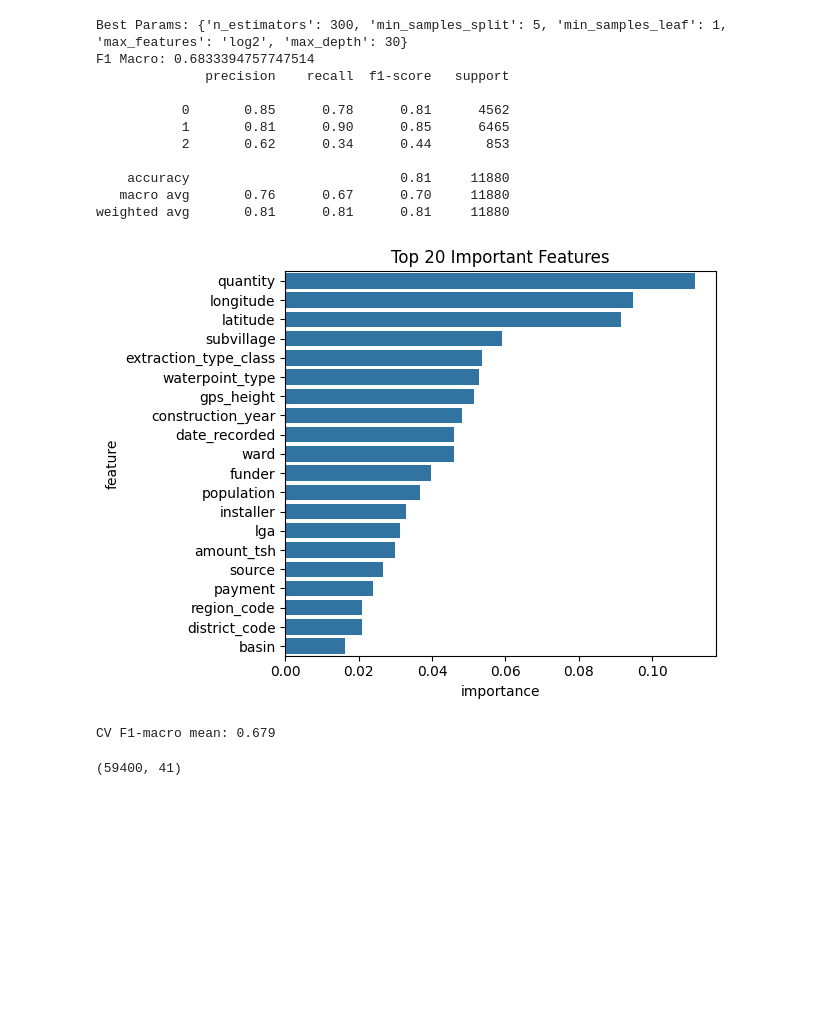
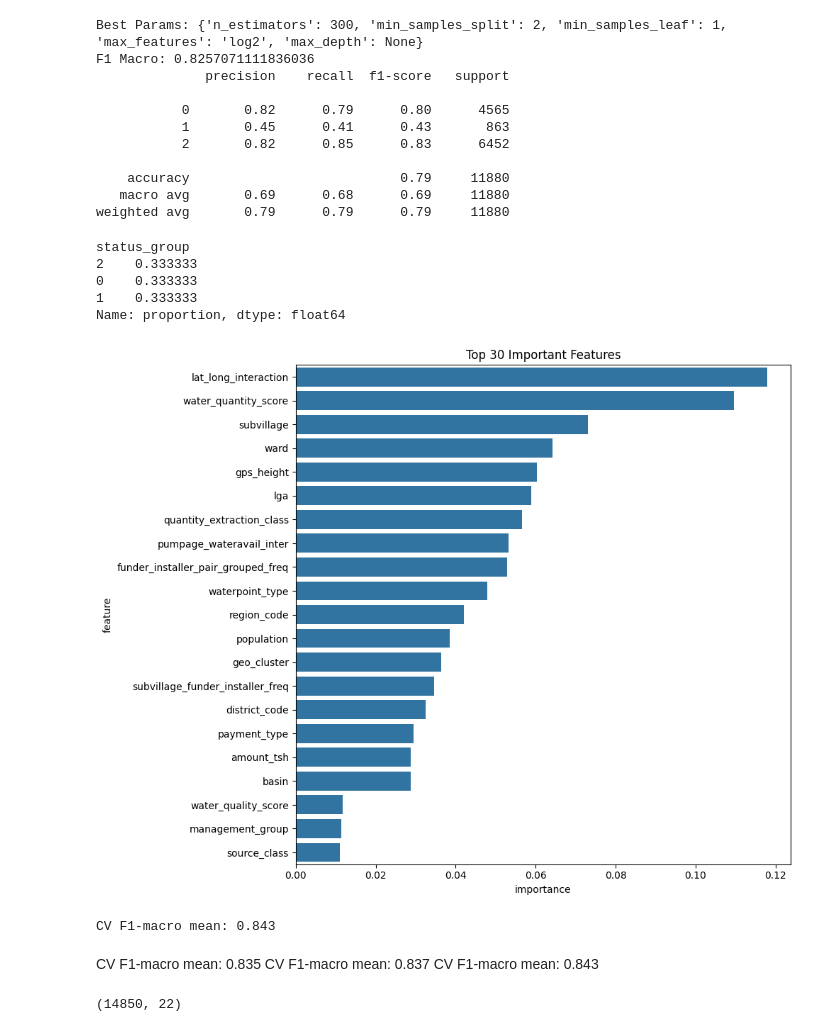
Before and after one commit to fsmariam/HydroLogic, a Jupyter notebook: notebooks/baseline.ipynb, the cells around one changed output. Saved outputs shown, nothing was run; the diff lists cells and outputs as text; code cells hidden in the pictures; blank space fills up the shorter version.

```diff
--- a/notebooks/baseline.ipynb
+++ b/notebooks/baseline.ipynb
@@ -75,0 +17,6 @@ weighted avg       0.29      0.54      0.38     11880
+# %%
+fevl_df = pd.read_csv("../data/processed/train_encoded_.csv")
+
+Xv = fevl_df.drop(['status_group'], axis=1) #'id', ,'lat_bin','lon_bin','location_bucket'
+yv = fevl_df['status_group']
+fevl_df.shape
@@ -78,11 +225,11 @@ from sklearn.ensemble import RandomForestClassifier
 from sklearn.preprocessing import LabelEncoder
 
 # Simple encoding
-X = X.fillna('missing')
+X = Xv.fillna('missing')
 for col in X.select_dtypes(include=['object']).columns:
     X[col] = LabelEncoder().fit_transform(X[col])
 
-X_train, X_test, y_train, y_test = train_test_split(X, y, test_size=0.2)
+X_train, X_test, y_train, y_test = train_test_split(X, yv, test_size=0.2, stratify=yv, random_state=42)
 
 model = RandomForestClassifier(n_estimators=1000, random_state=42)
 model.fit(X_train, y_train)
@@ -135,6 +282,6 @@ search = RandomizedSearchCV(
     random_state=42
 )
 
-search.fit(X_train, y_train)
+search.fit(X_resampled, y_resampled)
 # %% [output]
 Fitting 3 folds for each of 20 candidates, totalling 60 fits
@@ -172,44 +338,55 @@ print("Best Params:", search.best_params_)
 print("F1 Macro:", search.best_score_)
 print(classification_report(y_test, y_pred))
 # %% [output]
-Best Params: {'n_estimators': 300, 'min_samples_split': 5, 'min_samples_leaf': 1, 'max_features': 'log2', 'max_depth': 30}
-F1 Macro: 0.6833394757747514
+Best Params: {'n_estimators': 300, 'min_samples_split': 2, 'min_samples_leaf': 1, 'max_features': 'log2', 'max_depth': None}
+F1 Macro: 0.8257071111836036
               precision    recall  f1-score   support
 
-           0       0.85      0.78      0.81      4562
-           1       0.81      0.90      0.85      6465
-           2       0.62      0.34      0.44       853
+           0       0.82      0.79      0.80      4565
+           1       0.45      0.41      0.43       863
+           2       0.82      0.85      0.83      6452
 
-    accuracy                           0.81     11880
-   macro avg       0.76      0.67      0.70     11880
-weighted avg       0.81      0.81      0.81     11880
+    accuracy                           0.79     11880
+   macro avg       0.69      0.68      0.69     11880
+weighted avg       0.79      0.79      0.79     11880
+# %%
+y_resampled.value_counts(normalize=True)
+# %% [output]
+status_group
+2    0.333333
+0    0.333333
+1    0.333333
+Name: proportion, dtype: float64
 # %%
-feat_names = X_train.columns
+feat_names = X_resampled.columns
 feat_imp = search.best_estimator_.feature_importances_
 
 imp_df = pd.DataFrame({
     'feature': feat_names,
     'importance': feat_imp
 }).sort_values(by='importance', ascending=False)
 
 import seaborn as sns
 import matplotlib.pyplot as plt
-
-sns.barplot(data=imp_df.head(20), x='importance', y='feature')
-plt.title("Top 20 Important Features")
+plt.figure(figsize=(10, 8))
+sns.barplot(data=imp_df.head(30), x='importance', y='feature')
+plt.title("Top 30 Important Features")
 plt.tight_layout()
 plt.show()
 # %% [output]
-[figure, old version]
+[figure, new version]
 # %%
 from sklearn.model_selection import cross_val_score
-scores = cross_val_score(search.best_estimator_, X, y, cv=5, scoring='f1_macro')
+scores = cross_val_score(search.best_estimator_, X_resampled, y_resampled, cv=5, scoring='f1_macro')
 print(f"CV F1-macro mean: {scores.mean():.3f}")
 # %% [output]
-CV F1-macro mean: 0.679
+CV F1-macro mean: 0.843
+# %% [markdown]
+CV F1-macro mean: 0.835
+CV F1-macro mean: 0.837
+CV F1-macro mean: 0.843
 # %%
-cat_train_df = pd.read_csv("../data/processed/lat_lon_imputed.csv")
+test_Set = pd.read_csv("../data/processed/test_encoded_.csv")
+test_Set.shape
+# %% [output]
+(14850, 22)
-# %%
-cat_train_df.shape
-# %% [output]
-(59400, 41)
```
Also changed, not shown: parts of 56 cells of this notebook, 32 other files.
